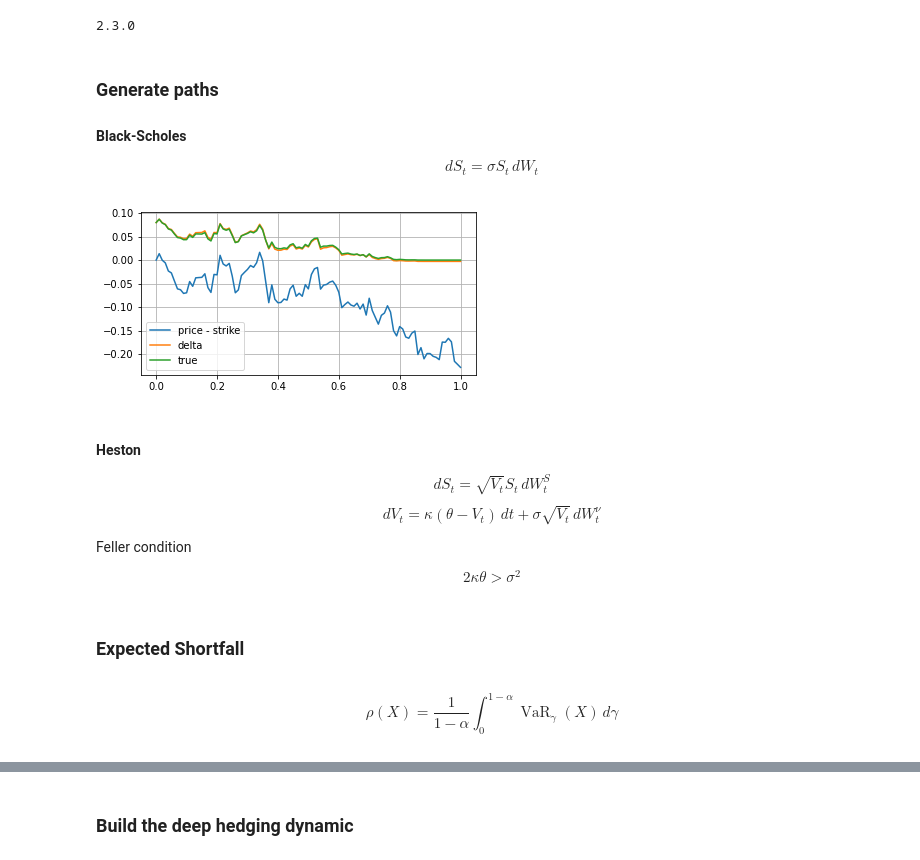
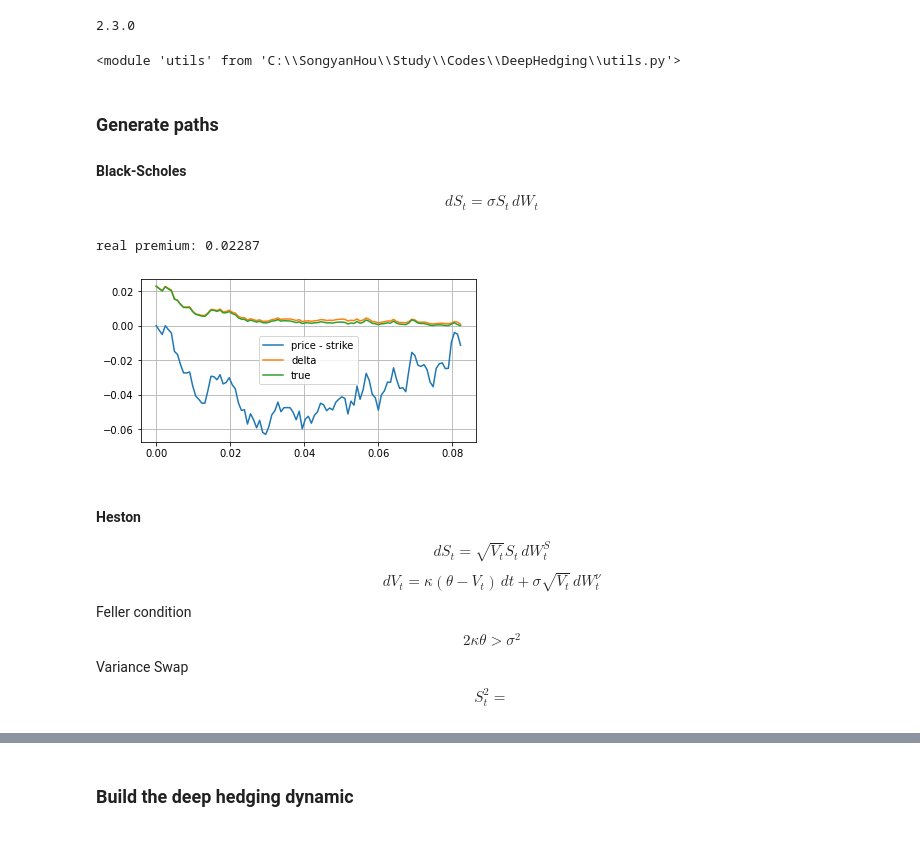
Before and after one commit to Parliamenthill/DeepHedging, a Jupyter notebook: deep hedging.ipynb, the cells around one changed output, grey strips where cells are left out. Cells and saved outputs as stored; diff of their text form; code cells hidden in the pictures.

```diff
--- a/deep hedging.ipynb
+++ b/deep hedging.ipynb
@@ -7,14 +7,15 @@ keras = tf.keras
 import utils
 from importlib import reload
 print(tf.__version__)
+reload(utils)
 # %% [output]
 2.3.0
+<module 'utils' from 'C:\\SongyanHou\\Study\\Codes\\DeepHedging\\utils.py'>
 # %%
 N = 100 # time disrectization
-m = 1 # dimension of price
-n = 30
 S0 = 1.0 # initial value of the asset
-T = 365/365 # maturity
+T = 30/365 # maturity
+dt = T / 100
 strike = 1.0
 
 option_type = 'eurocall'
@@ -32,22 +33,26 @@ $$
 dS_{t}=\sigma S_{t}\,dW_{t}
 $$
 # %%
+m = 1 # dimension of price
 sigma = 0.2
 Ktrain = 10**5
 price_path, time_grid = utils.simulate_GBM(m,Ktrain,N,T,sigma,S0, 'equi')
 payoff = payoff_function(price_path[:,-1])
 delta_output, delta_path, option_path = utils.delta_hedge(price_path,payoff,T,strike,sigma,option_type,time_grid)
+BS_price,_ = utils.BlackScholes(T, S0, strike, sigma, option_type)
+print(f"real premium: {BS_price:{1}.{4}}")           # real premium
 
 for i in range(1):
     plt.figure(figsize = [6,3])
     plt.plot(time_grid, price_path[i,:,0].T - S0, label = 'price - strike')
     plt.plot(time_grid, delta_path[i,:,0].T, label = 'delta')
     plt.plot(time_grid, option_path[i,:,0].T, label = 'true')
     plt.legend()
     plt.grid()
     plt.show()
 # %% [output]
+real premium: 0.02287
-[figure, old version]
+[figure, new version]
 # %% [markdown]
 #### Heston
 $$
@@ -56,12 +61,14 @@ $$
 $$
 dV_{t}=\kappa (\theta -V_{t})\,dt+\sigma {\sqrt  {V_{t}}}\,dW_{t}^{{\nu }}
 $$
-
 Feller condition
-
 $$
 2\kappa \theta >\sigma ^{2}
 $$
+Variance Swap
+$$
+S^{2}_{t} =
+$$
 # %%
 # import QuantLib as ql
 # # parameters from "Deep Hedging"
@@ -90,9 +104,3 @@ $$
 # plt.legend()
 # plt.grid()
 # plt.show()
-# %% [markdown]
-### Expected Shortfall
-# %% [markdown]
-$$
-\rho(X)={\frac {1}{1 - \alpha }}\int _{0}^{1 - \alpha }\operatorname {VaR} _{\gamma }(X)\,d\gamma
-$$
```
Also changed, not shown: parts of 13 cells of this notebook, 1 other file.
